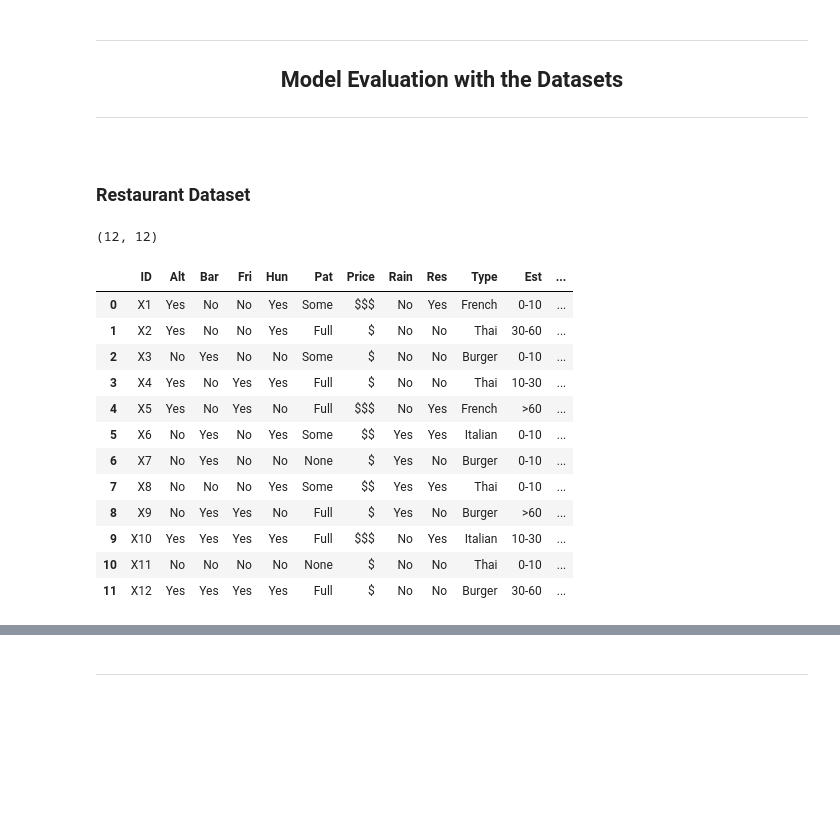
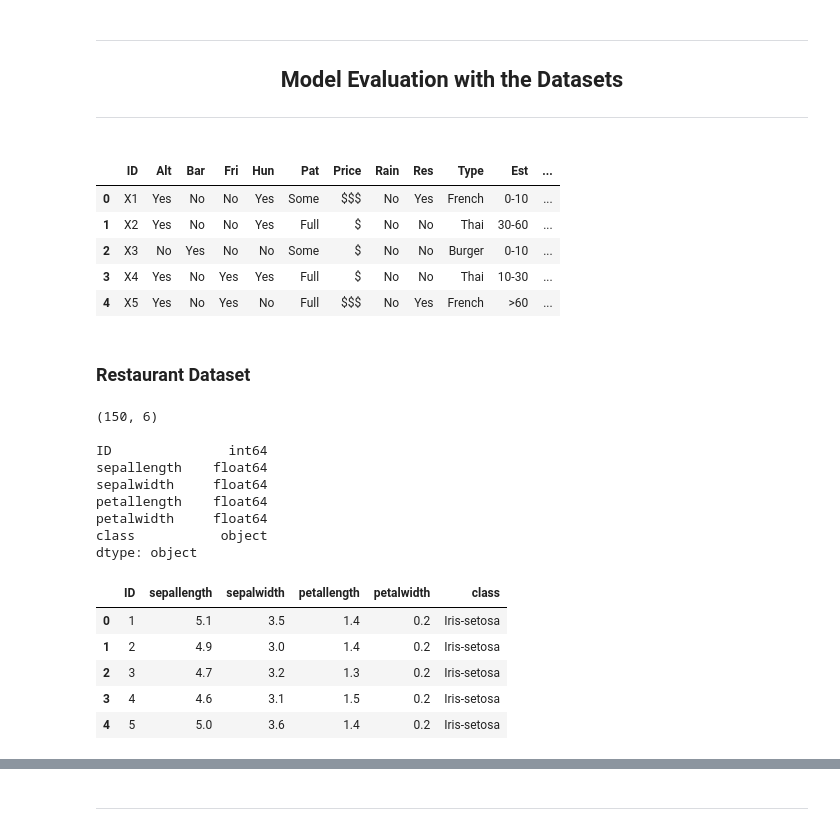
Before and after one commit to EstevesX10/AI-Decision-Trees-ID3, a Jupyter notebook: Decision Trees - ID3/Decision_Trees_ID3.ipynb, the cells around one changed output, grey strips where cells are left out. Drawn from its saved outputs; the diff is of its cells as text; code cells hidden in the pictures; blank space fills up the shorter version.

```diff
--- a/Decision Trees - ID3/Decision_Trees_ID3.ipynb
+++ b/Decision Trees - ID3/Decision_Trees_ID3.ipynb
@@ -434,24 +454,36 @@ class Dataset:
+# %%
+df = pd.read_csv('./Datasets/restaurant.csv')
+df.head()
+# %% [output]
+|  | ID | Alt | Bar | Fri | Hun | Pat | Price | Rain | Res | Type | Est | ... |
+| 0 | X1 | Yes | No | No | Yes | Some | $$$ | No | Yes | French | 0-10 | ... |
+| 1 | X2 | Yes | No | No | Yes | Full | $ | No | No | Thai | 30-60 | ... |
+| 2 | X3 | No | Yes | No | No | Some | $ | No | No | Burger | 0-10 | ... |
+| 3 | X4 | Yes | No | Yes | Yes | Full | $ | No | No | Thai | 10-30 | ... |
+| 4 | X5 | Yes | No | Yes | No | Full | $$$ | No | Yes | French | >60 | ... |
 # %% [markdown]
 ### Restaurant Dataset
 # %%
-restaurant = Dataset(file_path='./Datasets/restaurant.csv')
-print(restaurant.df.shape)
-restaurant.df
+restaurant = Dataset(file_path='./Datasets/iris.csv')
+print(restaurant.df.shape, "\n")
+print(restaurant.df.dtypes, "\n")
+restaurant.df.head()
 # %% [output]
-(12, 12)
+(150, 6)
+
+ID               int64
+sepallength    float64
+sepalwidth     float64
+petallength    float64
+petalwidth     float64
+class           object
+dtype: object
-|  | ID | Alt | Bar | Fri | Hun | Pat | Price | Rain | Res | Type | Est | ... |
-| 0 | X1 | Yes | No | No | Yes | Some | $$$ | No | Yes | French | 0-10 | ... |
-| 1 | X2 | Yes | No | No | Yes | Full | $ | No | No | Thai | 30-60 | ... |
-| 2 | X3 | No | Yes | No | No | Some | $ | No | No | Burger | 0-10 | ... |
-| 3 | X4 | Yes | No | Yes | Yes | Full | $ | No | No | Thai | 10-30 | ... |
-| 4 | X5 | Yes | No | Yes | No | Full | $$$ | No | Yes | French | >60 | ... |
-| 5 | X6 | No | Yes | No | Yes | Some | $$ | Yes | Yes | Italian | 0-10 | ... |
-| 6 | X7 | No | Yes | No | No | None | $ | Yes | No | Burger | 0-10 | ... |
-| 7 | X8 | No | No | No | Yes | Some | $$ | Yes | Yes | Thai | 0-10 | ... |
-| 8 | X9 | No | Yes | Yes | No | Full | $ | Yes | No | Burger | >60 | ... |
-| 9 | X10 | Yes | Yes | Yes | Yes | Full | $$$ | No | Yes | Italian | 10-30 | ... |
-| 10 | X11 | No | No | No | No | None | $ | No | No | Thai | 0-10 | ... |
-| 11 | X12 | Yes | Yes | Yes | Yes | Full | $ | No | No | Burger | 30-60 | ... |
+|  | ID | sepallength | sepalwidth | petallength | petalwidth | class |
+| 0 | 1 | 5.1 | 3.5 | 1.4 | 0.2 | Iris-setosa |
+| 1 | 2 | 4.9 | 3.0 | 1.4 | 0.2 | Iris-setosa |
+| 2 | 3 | 4.7 | 3.2 | 1.3 | 0.2 | Iris-setosa |
+| 3 | 4 | 4.6 | 3.1 | 1.5 | 0.2 | Iris-setosa |
+| 4 | 5 | 5.0 | 3.6 | 1.4 | 0.2 | Iris-setosa |
 # %%
 # restaurant.data
 # restaurant.target
```
Also changed, not shown: parts of 14 cells of this notebook.
